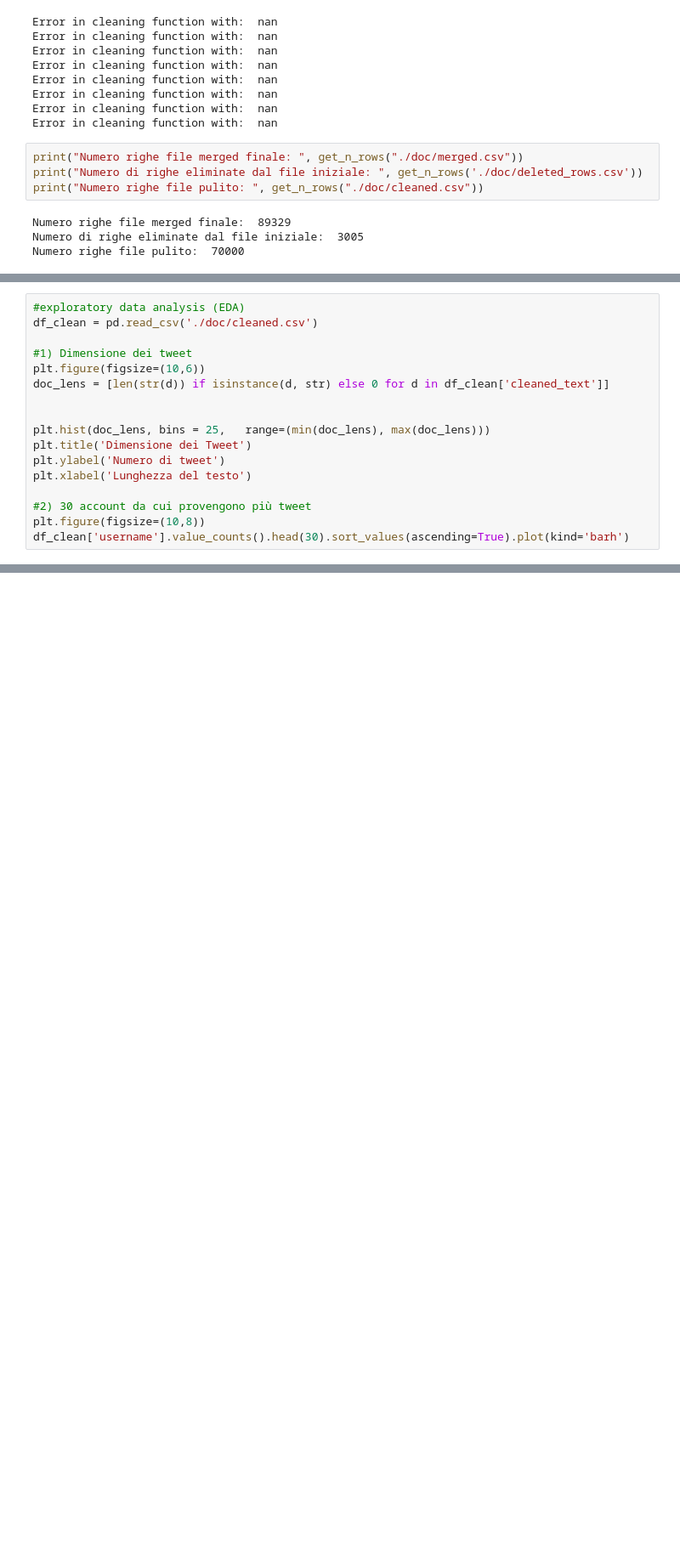
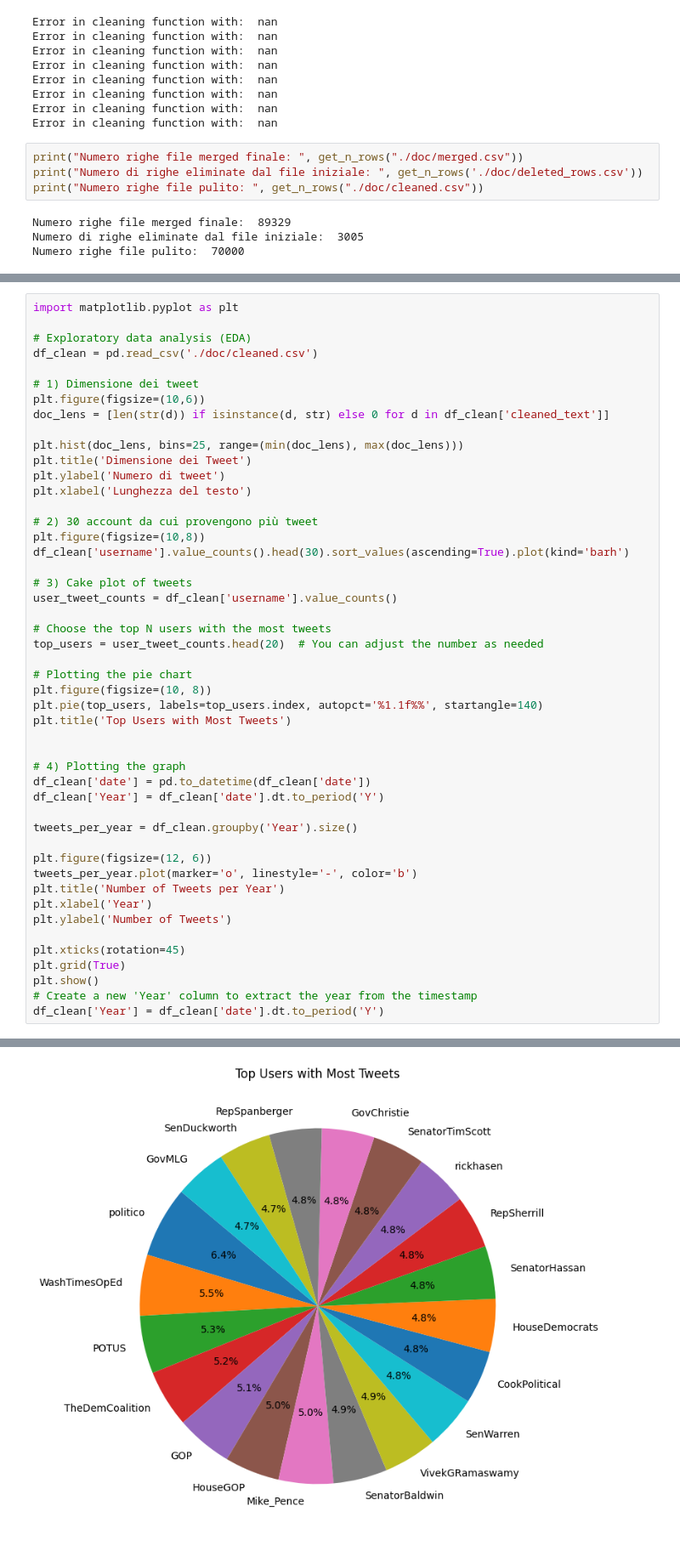
Before and after one commit to dream-19/Topic_Modeling_and_Sentiment_Analysis_on_Tweets, a Jupyter notebook: pre_processing.ipynb, the cells around one changed output, grey strips where cells are left out. Shown at 85% size. Cells and saved outputs as stored; diff of their text form; blank space fills up the shorter version.

```diff
--- a/pre_processing.ipynb
+++ b/pre_processing.ipynb
@@ -252,20 +252,51 @@ show_tweet(10)
 |  RonDeSantis  | 2023-09-16 19:05:19+00:00 |   I’m done with the rhetoric. It's  |    rhetoric time action president   |    rhetoric time action president   | rhetor time action presid final end |
 +---------------+---------------------------+-------------------------------------+-------------------------------------+-------------------------------------+-------------------------------------+
 # %%
-#exploratory data analysis (EDA)
+import matplotlib.pyplot as plt
+
+# Exploratory data analysis (EDA)
 df_clean = pd.read_csv('./doc/cleaned.csv')
 
-#1) Dimensione dei tweet
+# 1) Dimensione dei tweet
 plt.figure(figsize=(10,6))
 doc_lens = [len(str(d)) if isinstance(d, str) else 0 for d in df_clean['cleaned_text']]
 
-
-plt.hist(doc_lens, bins = 25,   range=(min(doc_lens), max(doc_lens)))
+plt.hist(doc_lens, bins=25, range=(min(doc_lens), max(doc_lens)))
 plt.title('Dimensione dei Tweet')
 plt.ylabel('Numero di tweet')
 plt.xlabel('Lunghezza del testo')
 
-#2) 30 account da cui provengono più tweet
+# 2) 30 account da cui provengono più tweet
 plt.figure(figsize=(10,8))
 df_clean['username'].value_counts().head(30).sort_values(ascending=True).plot(kind='barh')
+
+# 3) Cake plot of tweets
+user_tweet_counts = df_clean['username'].value_counts()
+
+# Choose the top N users with the most tweets
+top_users = user_tweet_counts.head(20)  # You can adjust the number as needed
+
+# Plotting the pie chart
+plt.figure(figsize=(10, 8))
+plt.pie(top_users, labels=top_users.index, autopct='%1.1f%%', startangle=140)
+plt.title('Top Users with Most Tweets')
+
+
+# 4) Plotting the graph
+df_clean['date'] = pd.to_datetime(df_clean['date'])
+df_clean['Year'] = df_clean['date'].dt.to_period('Y')
+
+tweets_per_year = df_clean.groupby('Year').size()
+
+plt.figure(figsize=(12, 6))
+tweets_per_year.plot(marker='o', linestyle='-', color='b')
+plt.title('Number of Tweets per Year')
+plt.xlabel('Year')
+plt.ylabel('Number of Tweets')
+
+plt.xticks(rotation=45)
+plt.grid(True)
+plt.show()
+# Create a new 'Year' column to extract the year from the timestamp
+df_clean['Year'] = df_clean['date'].dt.to_period('Y')
 # %% [output]
@@ -273,2 +303,3 @@ df_clean['username'].value_counts().head(30).sort_values(ascending=True).plot(ki
 [figure]
 [figure]
+[figure, added]
```
Also changed, not shown: parts of 1 cell of this notebook, 4 other files.
